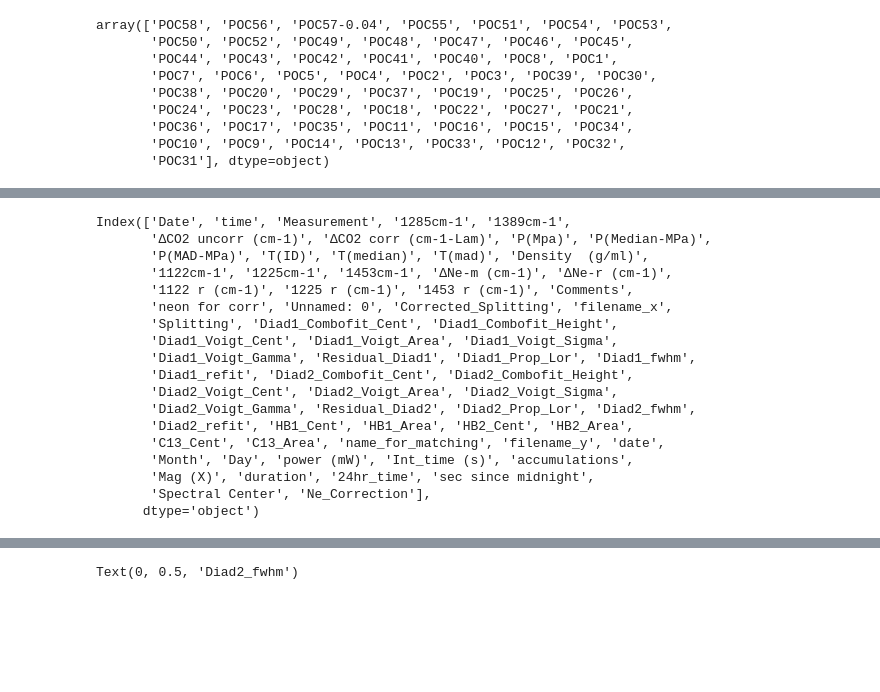
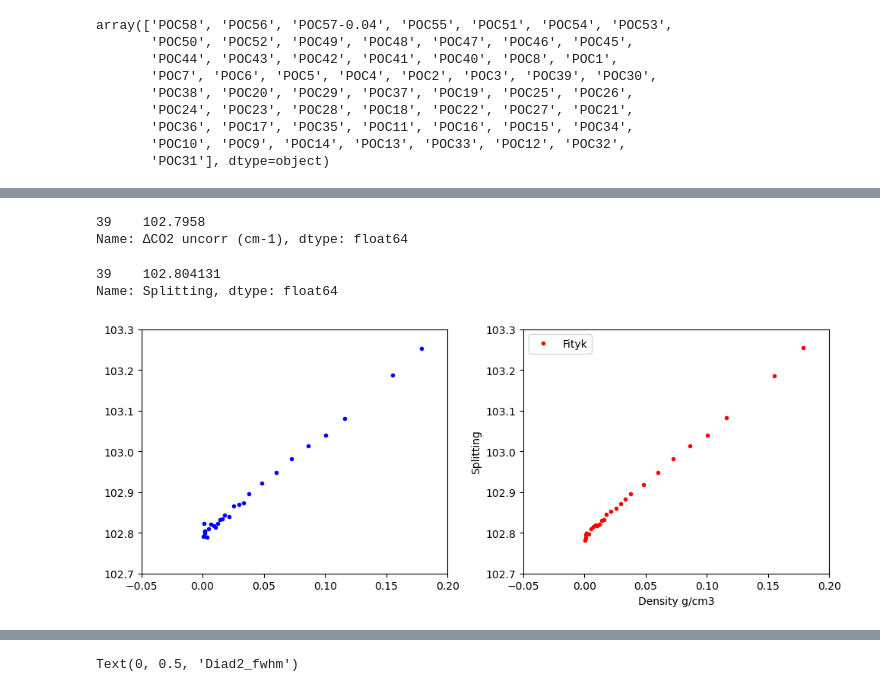
Before and after one commit to PennyWieser/DiadFit, a Jupyter notebook: docs/Examples/Diad_Fitting_Nov22nd2022/Stitch_Outputs_Together.ipynb, the cells around one changed output, grey strips where cells are left out. Saved outputs shown, nothing was run; the diff lists cells and outputs as text; code cells hidden in the pictures; blank space fills up the shorter version.

```diff
--- a/docs/Examples/Diad_Fitting_Nov22nd2022/Stitch_Outputs_Together.ipynb
+++ b/docs/Examples/Diad_Fitting_Nov22nd2022/Stitch_Outputs_Together.ipynb
@@ -203,21 +237,36 @@ ax3.plot(dfs_merge['Density  (g/ml)'],
+# %%
+dfs_merge['∆CO2 uncorr (cm-1)'].loc[dfs_merge['Measurement']=='POC40']
+# %% [output]
+39    102.7958
+Name: ∆CO2 uncorr (cm-1), dtype: float64
+# %%
+dfs_merge['Splitting'].loc[dfs_merge['Measurement']=='POC40']
+# %% [output]
+39    102.804131
+Name: Splitting, dtype: float64
 # %%
-dfs_merge.columns
+fig, (ax1, ax2) = plt.subplots(1, 2, figsize=(10,4))
+
+
+lowdensity=dfs_merge['Density  (g/ml)'].between(0, 0.2)
+ax1.plot(dfs_merge['Density  (g/ml)'].loc[lowdensity],
+         dfs_merge['Corrected_Splitting'].loc[lowdensity],
+         '.b', label='DiadFit')
+
+ax2.plot(dfs_merge['Density  (g/ml)'].loc[lowdensity],
+         dfs_merge['∆CO2 corr (cm-1-Lam)'].loc[lowdensity],
+         '.r', label='Fityk')
+ax2.set_xlim([-0.05, 0.2])
+ax2.set_ylim([102.7, 103.3])
+
+ax1.set_xlim([-0.05, 0.2])
+ax1.set_ylim([102.7, 103.3])
+ax2.legend()
+
+
+ax2.set_xlabel('Density g/cm3')
+ax2.set_ylabel('Splitting')
+
+fig.tight_layout()
 # %% [output]
-Index(['Date', 'time', 'Measurement', '1285cm-1', '1389cm-1',
-       '∆CO2 uncorr (cm-1)', '∆CO2 corr (cm-1-Lam)', 'P(Mpa)', 'P(Median-MPa)',
-       'P(MAD-MPa)', 'T(ID)', 'T(median)', 'T(mad)', 'Density  (g/ml)',
-       '1122cm-1', '1225cm-1', '1453cm-1', '∆Ne-m (cm-1)', '∆Ne-r (cm-1)',
-       '1122 r (cm-1)', '1225 r (cm-1)', '1453 r (cm-1)', 'Comments',
-       'neon for corr', 'Unnamed: 0', 'Corrected_Splitting', 'filename_x',
-       'Splitting', 'Diad1_Combofit_Cent', 'Diad1_Combofit_Height',
-       'Diad1_Voigt_Cent', 'Diad1_Voigt_Area', 'Diad1_Voigt_Sigma',
-       'Diad1_Voigt_Gamma', 'Residual_Diad1', 'Diad1_Prop_Lor', 'Diad1_fwhm',
-       'Diad1_refit', 'Diad2_Combofit_Cent', 'Diad2_Combofit_Height',
-       'Diad2_Voigt_Cent', 'Diad2_Voigt_Area', 'Diad2_Voigt_Sigma',
-       'Diad2_Voigt_Gamma', 'Residual_Diad2', 'Diad2_Prop_Lor', 'Diad2_fwhm',
-       'Diad2_refit', 'HB1_Cent', 'HB1_Area', 'HB2_Cent', 'HB2_Area',
-       'C13_Cent', 'C13_Area', 'name_for_matching', 'filename_y', 'date',
-       'Month', 'Day', 'power (mW)', 'Int_time (s)', 'accumulations',
-       'Mag (X)', 'duration', '24hr_time', 'sec since midnight',
-       'Spectral Center', 'Ne_Correction'],
-      dtype='object')
+[figure, added]
```
Also changed, not shown: parts of 8 cells of this notebook, 55 other files.
